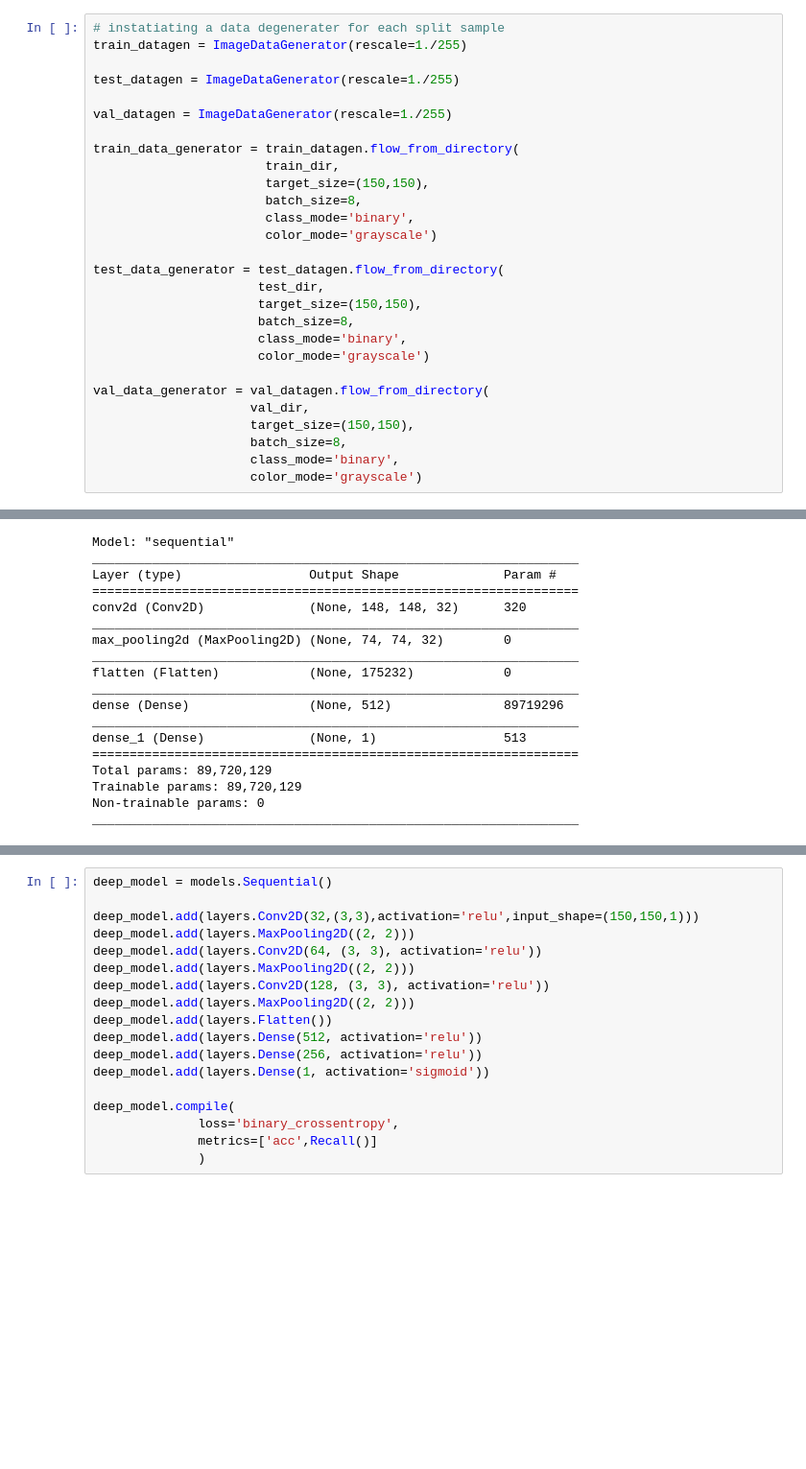
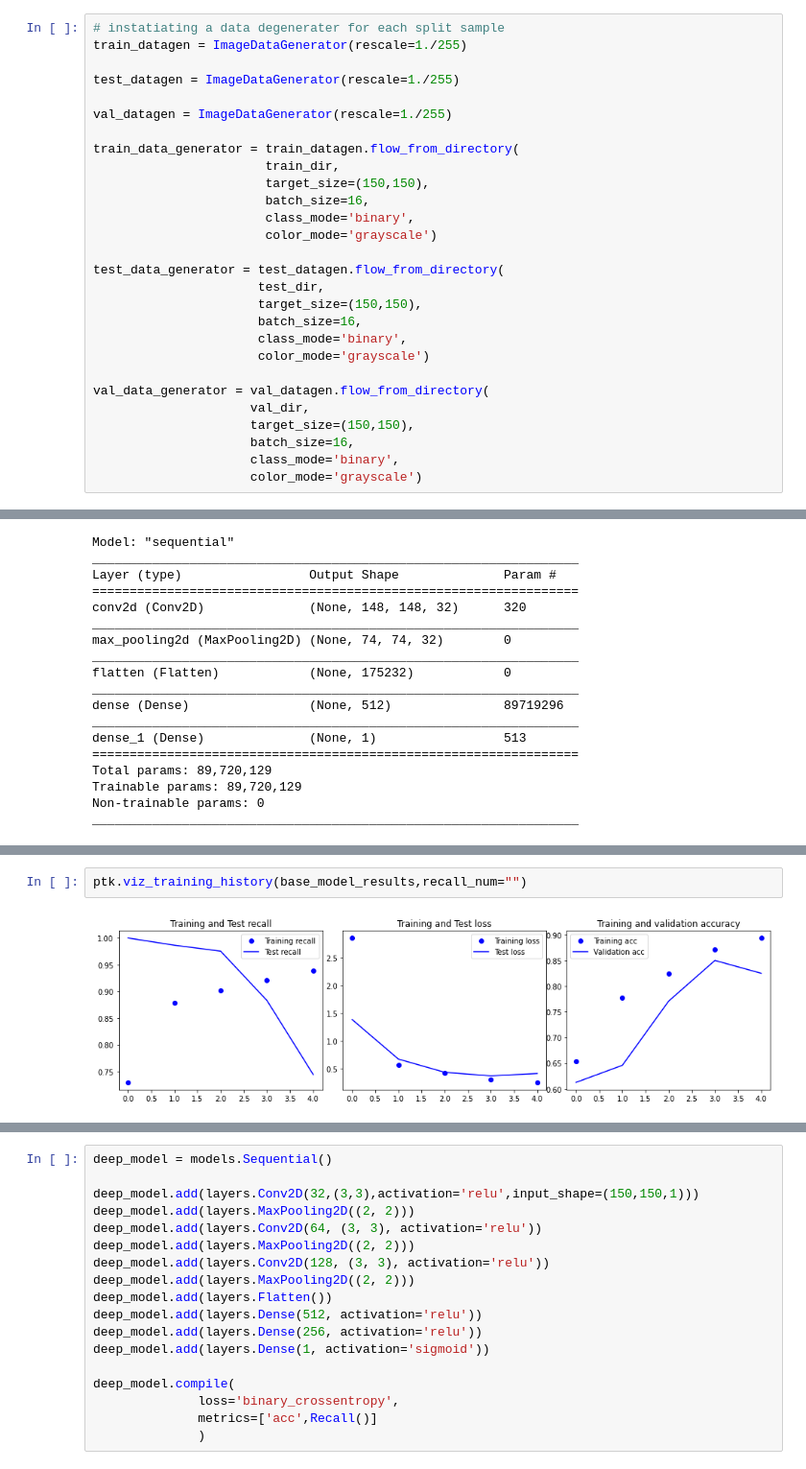
Before and after one commit to Zeth-Abney/Flatiron-school, a Jupyter notebook: phase-4/PROJECT/modeling.ipynb, the cells around one changed output, grey strips where cells are left out. Shown at 96% size. Saved outputs shown, nothing was run; the diff lists cells and outputs as text; blank space fills up the shorter version.

Commit message:
minor modifactions to toolkit, began incorporating toolkit into modeling notebook

```diff
--- a/phase-4/PROJECT/modeling.ipynb
+++ b/phase-4/PROJECT/modeling.ipynb
@@ -130,21 +45,21 @@ val_datagen = ImageDataGenerator(rescale=1./255)
 train_data_generator = train_datagen.flow_from_directory(
                        train_dir,
                        target_size=(150,150),
-                       batch_size=8,
+                       batch_size=16,
                        class_mode='binary',
                        color_mode='grayscale')
 
 test_data_generator = test_datagen.flow_from_directory(
                       test_dir,
                       target_size=(150,150),
-                      batch_size=8,
+                      batch_size=16,
                       class_mode='binary',
                       color_mode='grayscale')
 
 val_data_generator = val_datagen.flow_from_directory(
                      val_dir,
                      target_size=(150,150),
-                     batch_size=8,
+                     batch_size=16,
                      class_mode='binary',
                      color_mode='grayscale')
 # %% [output]
@@ -233,0 +159,4 @@ Before exploring tuning and optimization of hyperparameters and other methods su
+# %%
+ptk.viz_training_history(base_model_results,recall_num="")
+# %% [output]
+[figure, added]
```
Also changed, not shown: parts of 65 cells of this notebook, 1 other file.
